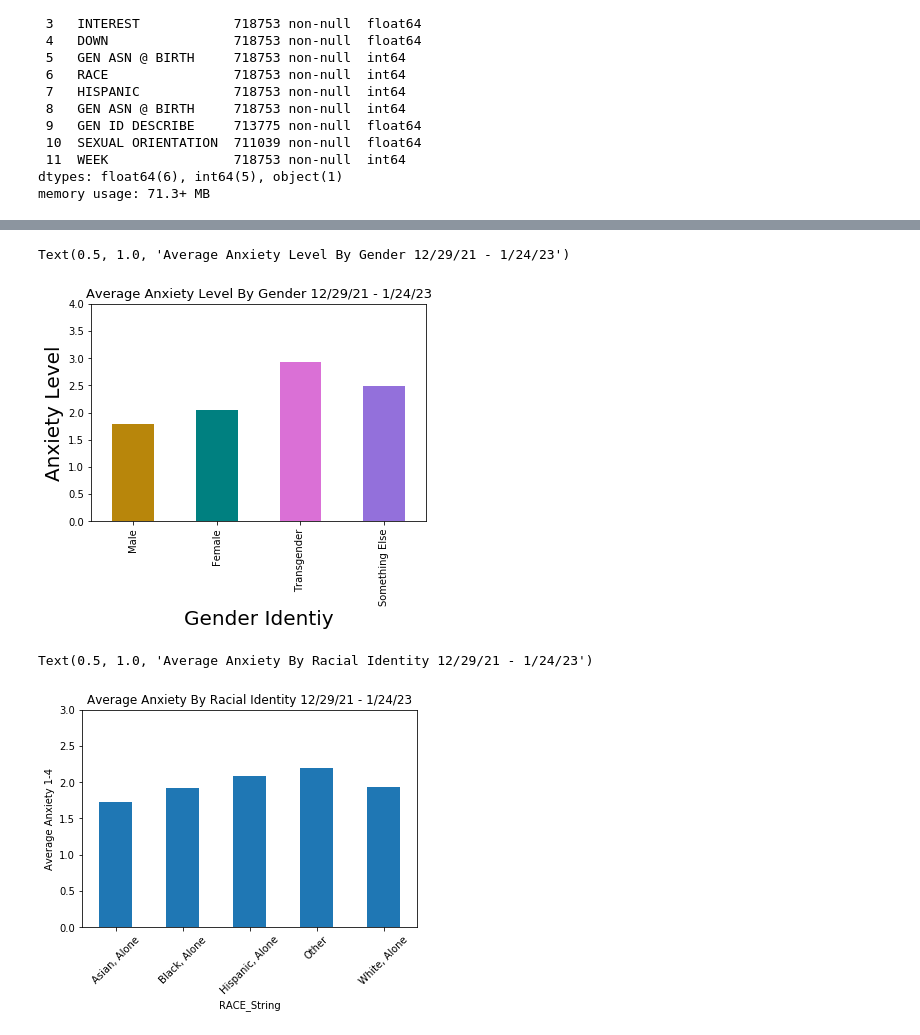
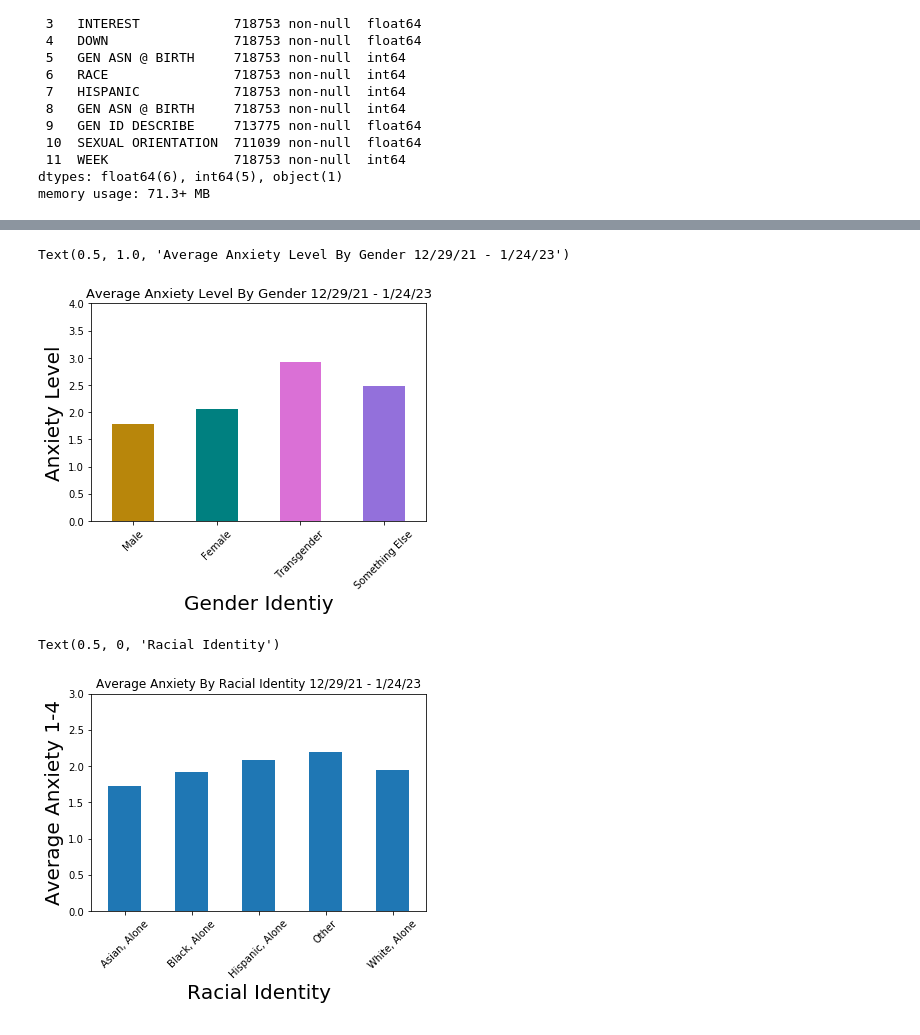
Before and after one commit to ginaleonardi/project_1, a Jupyter notebook: josh1.ipynb, the cells around one changed output, grey strips where cells are left out. Saved outputs shown, nothing was run; the diff lists cells and outputs as text; code cells hidden in the pictures.

```diff
--- a/josh1.ipynb
+++ b/josh1.ipynb
@@ -164,28 +164,29 @@ See the caveats in the documentation: https://pandas.pydata.org/pandas-docs/stab
 # %%
 gen_axiety = clean_df['ANXIOUS'].groupby(clean_df['GEN ID DESCRIBE']).mean()
 labels = ['Male', 'Female', 'Transgender', 'Something Else']
 colors = ['darkgoldenrod','teal','orchid','mediumpurple']
-anxiety_bar = gen_axiety.plot(kind='bar',color=colors)
+anxiety_bar = gen_axiety.plot(kind='bar',color=colors,rot=45)
 anxiety_bar.set_xticklabels(labels)
 plt.xlabel('Gender Identiy',fontsize= 20)
 plt.ylabel('Anxiety Level', fontsize= 20)
 plt.ylim(0,4)
 plt.title('Average Anxiety Level By Gender 12/29/21 - 1/24/23', fontsize= 13)
 # %% [output]
 Text(0.5, 1.0, 'Average Anxiety Level By Gender 12/29/21 - 1/24/23')
-[figure, old version]
+[figure, new version]
 # %%
 race_anxiety = clean_df['ANXIOUS'].groupby(clean_df['RACE_String']).mean()
 #race_axiety
 race_bar= race_anxiety.plot(kind='bar',rot=45 )
 plt.ylim(0,3)
-plt.ylabel('Average Anxiety 1-4')
+plt.ylabel('Average Anxiety 1-4',fontsize= 20)
 plt.title('Average Anxiety By Racial Identity 12/29/21 - 1/24/23')
+plt.xlabel('Racial Identity',fontsize= 20)
 
 #race_bar.set_xticklabels(clean_df['RACE_String'],rotation=90)
 # %% [output]
-Text(0.5, 1.0, 'Average Anxiety By Racial Identity 12/29/21 - 1/24/23')
+Text(0.5, 0, 'Racial Identity')
-[figure, old version]
+[figure, new version]
 # %%
 o_counts = clean_df['SCRAM'].groupby(clean_df['SEXUAL ORIENTATION']).count()
 labels = ['Gay/Lesbian', 'Straight', 'Bisexual', 'Something Else','Don\'t Know']
```
Also changed, not shown: parts of 2 cells of this notebook.
